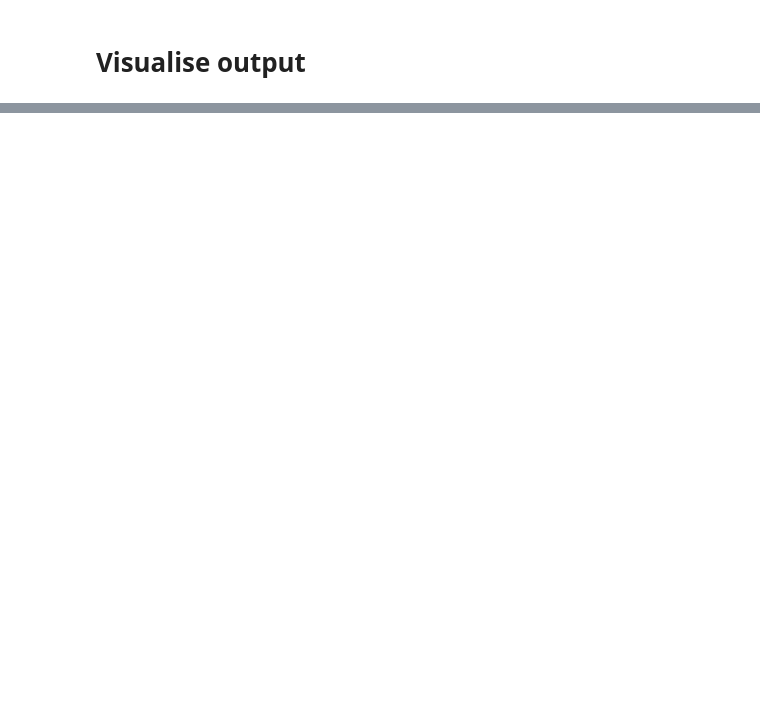
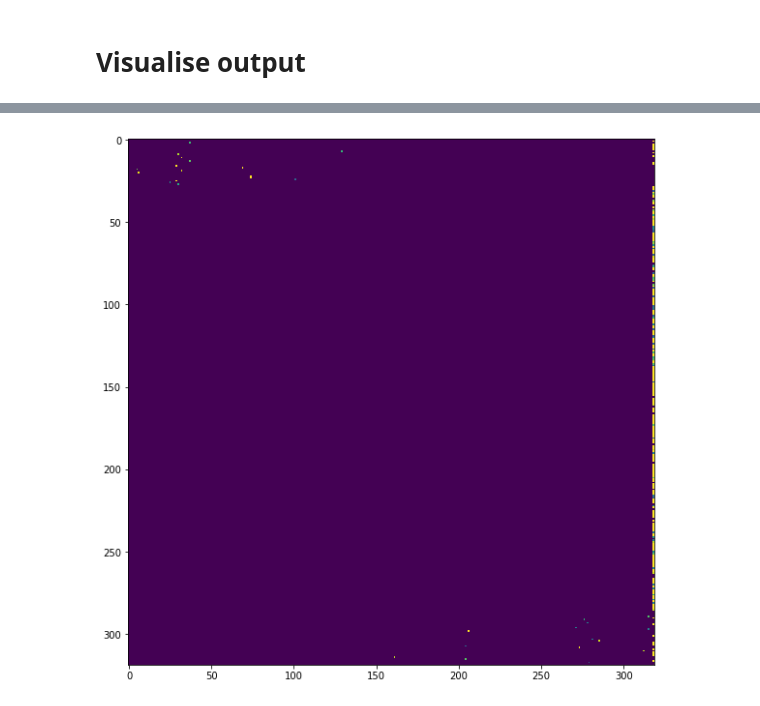
Before and after one commit to tonghuikang/draw-sgp-electoral-boundaries, a Jupyter notebook: modelling/equal_consts.ipynb, the cells around one changed output, grey strips where cells are left out. Saved outputs shown, nothing was run; the diff lists cells and outputs as text; code cells hidden in the pictures; blank space fills up the shorter version.

```diff
--- a/modelling/equal_consts.ipynb
+++ b/modelling/equal_consts.ipynb
@@ -16,6 +16,9 @@ from ortools.linear_solver import pywraplp
 # %%
 df = pd.read_pickle("../preprocessing/processed_dataframe.pkl")
 # df
+# %%
+for i,row in df.iterrows():
+    if len(row["adjacent"]) != len(row["shared_param"]): print(i)
 # %%
 nodes = pd.DataFrame()
 nodes["supplies"] = df["TOTAL"]
@@ -29,7 +32,7 @@ for i,row in df.iterrows():
     for adj, cst in zip(row["adjacent"], row["shared_param"]):
         start_nodes.append(i)
         end_nodes.append(adj)
-        unit_costs.append(cst)
+        unit_costs.append(np.around(cst,10))
 
 edges = pd.DataFrame()
 edges["start_nodes"] = start_nodes
@@ -287,0 +364,7 @@ sum(nodes["supplies"])
+# %%
+from matplotlib.colors import LogNorm
+plt.figure(figsize=(10,10))
+plt.imshow(np.array(matrix_flows)+1, norm=LogNorm(vmin=1, vmax=0.01*np.max(matrix_flows)))
+plt.show()
+# %% [output]
+[figure, added]
```
Also changed, not shown: parts of 33 cells of this notebook.
